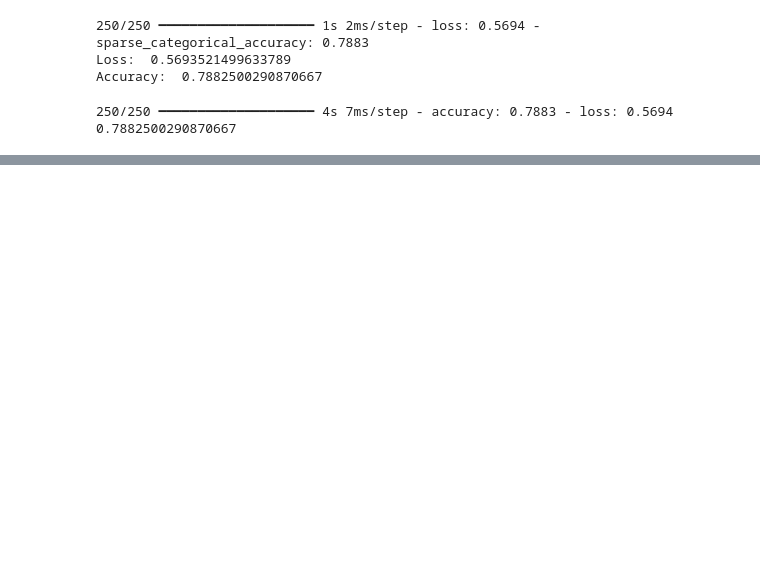
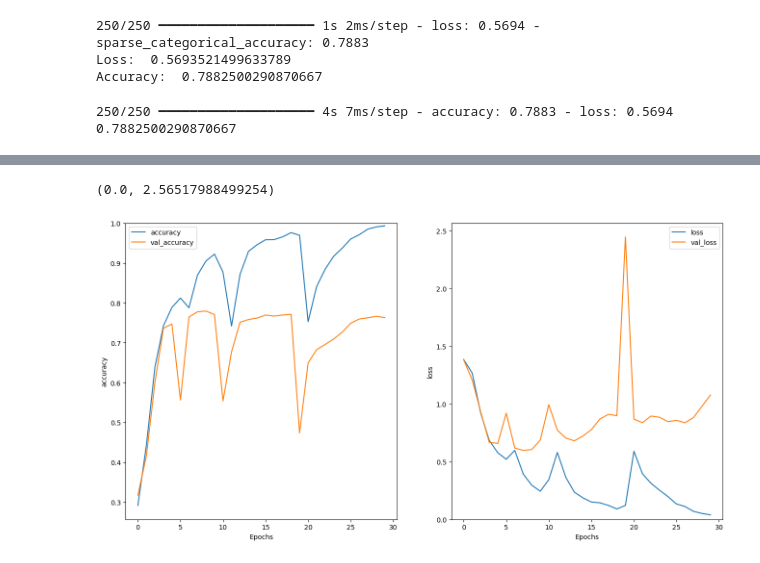
Before and after one commit to PhParsa/PhParsa, a Jupyter notebook: stack_overflow_bag_of_embedding.ipynb, the cells around one changed output, grey strips where cells are left out. Drawn from its saved outputs; the diff is of its cells as text; code cells hidden in the pictures; blank space fills up the shorter version.

```diff
--- a/stack_overflow_bag_of_embedding.ipynb
+++ b/stack_overflow_bag_of_embedding.ipynb
@@ -307,0 +586,12 @@ print(accuracy)
+# %%
+model = tf.keras.Sequential([
+    encoder,
+    tf.keras.layers.Embedding(
+        input_dim=len(encoder.get_vocabulary()),
+        output_dim=64,
+        # Use masking to handle the variable sequence lengths
+        mask_zero=True),
+    tf.keras.layers.Bidirectional(tf.keras.layers.LSTM(64)),
+    tf.keras.layers.Dense(64, activation='relu'),
+    tf.keras.layers.Dense(4)
+])
@@ -307,0 +602,8 @@ print(accuracy)
+# %%
+model.compile(loss=tf.keras.losses.SparseCategoricalCrossentropy(from_logits=True),
+              optimizer=tf.keras.optimizers.Adam(1e-4),
+              metrics=['accuracy'])
+# %%
+history = model.fit(raw_train_ds, epochs=30,
+                    validation_data=raw_val_ds,
+                    validation_steps=90)
@@ -307,0 +637,21 @@ print(accuracy)
+# %%
+import matplotlib.pyplot as plt
+
+
+def plot_graphs(history, metric):
+  plt.plot(history.history[metric])
+  plt.plot(history.history['val_'+metric], '')
+  plt.xlabel("Epochs")
+  plt.ylabel(metric)
+  plt.legend([metric, 'val_'+metric])
+# %%
+plt.figure(figsize=(16, 8))
+plt.subplot(1, 2, 1)
+plot_graphs(history, 'accuracy')
+plt.ylim(None, 1)
+plt.subplot(1, 2, 2)
+plot_graphs(history, 'loss')
+plt.ylim(0, None)
+# %% [output]
+(0.0, 2.56517988499254)
+[figure, added]
```
Also changed, not shown: parts of 41 cells of this notebook.
